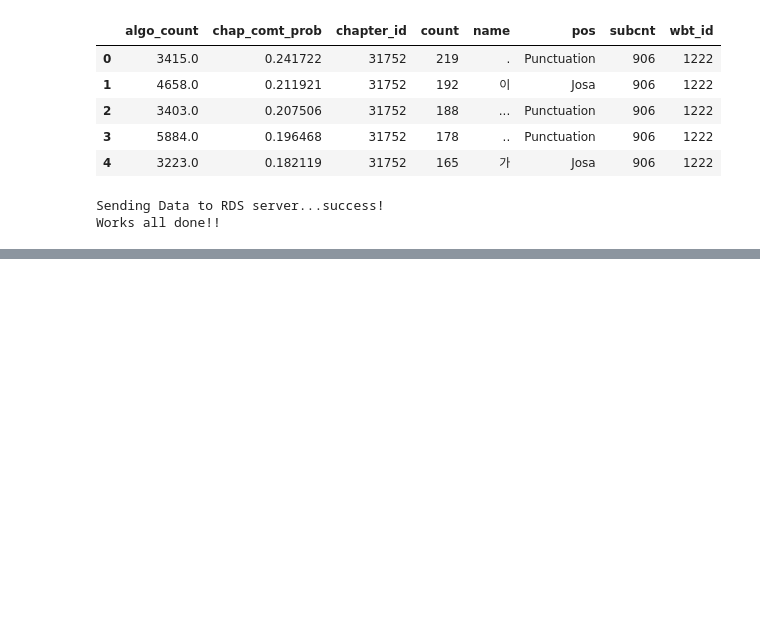
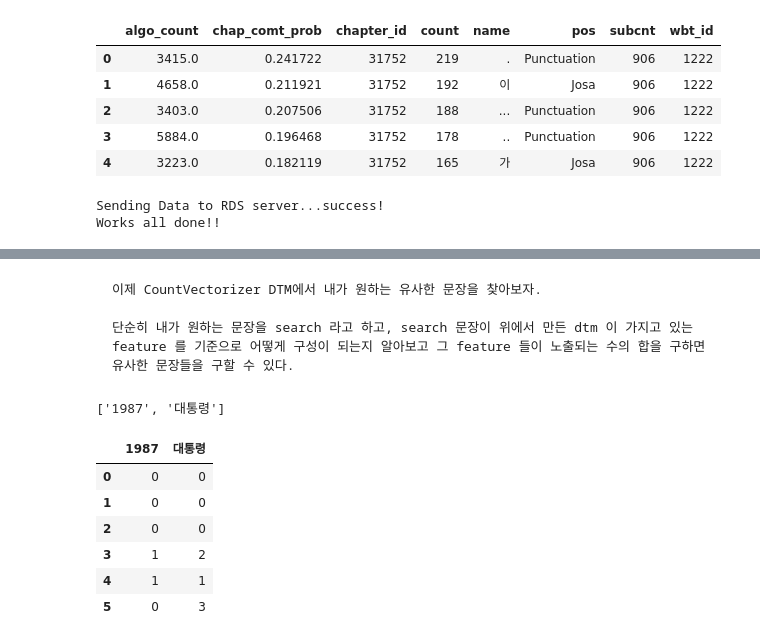
Before and after one commit to brightscannon/Webtoon_recommand_system, a Jupyter notebook: 02_Daum_text_preprocessing.ipynb, the cells around one changed output, grey strips where cells are left out. Drawn from its saved outputs; the diff is of its cells as text; code cells hidden in the pictures; blank space fills up the shorter version.

Commit message:
add docs : Daum_text_preprocessing - update! tid

````diff
--- a/02_Daum_text_preprocessing.ipynb
+++ b/02_Daum_text_preprocessing.ipynb
@@ -350,0 +314,30 @@ Works all done!!
+# %%
+from konlpy.tag import *
+
+openkoreantext = Okt()
+
+from sklearn.feature_extraction.text import TfidfVectorizer, CountVectorizer, HashingVectorizer
+from sklearn.metrics.pairwise import linear_kernel, cosine_similarity
+
+# tokenizer : 문장에서 색인어 추출을 위해 명사,동사,알파벳,숫자 정도의 단어만 뽑아서 normalization, stemming 처리하도록 함
+def tokenizer(raw, pos=["Noun","Alpha","Verb","Number"], stopword=[]):
+    return [
+        word for word, tag in openkoreantext.pos(
+            raw,
+            norm=True,   # normalize 그랰ㅋㅋ -> 그래ㅋㅋ
+            stem=True    # stemming 바뀌나->바뀌다
+            )
+            if len(word) > 1 and tag in pos and word not in stopword
+        ]
+
+# 테스트 문장
+rawdata = [
+    '남북 고위급회담 대표단 확정..남북 해빙모드 급물살',
+    '[남북 고위급 회담]장차관만 6명..판 커지는 올림픽 회담',
+
+    "아이폰 기다리다 지쳐 애플공홈에서 언락폰질러버렸나 6+ 128기가실벜ㅋ",
+    '문재인 대통령과 대통령의 영부인 김정숙여사 내외의 동반 1987 관람 후 인터뷰',
+    '1987 본 문 대통령.."그런다고 바뀌나? 함께 하면 바뀐다"',
+
+    '이명박 전 대통령과 전 대통령의 부인 김윤옥 여사, 그리고 전 대통령의 아들 이시형씨의 동반 검찰출석이 기대됨'
+]
@@ -350,0 +399,28 @@ Works all done!!
+# %% [markdown]
+```
+이제 CountVectorizer DTM에서 내가 원하는 유사한 문장을 찾아보자.
+
+단순히 내가 원하는 문장을 search 라고 하고, search 문장이 위에서 만든 dtm 이 가지고 있는 feature 를 기준으로 어떻게 구성이 되는지 알아보고 그 feature 들이 노출되는 수의 합을 구하면 유사한 문장들을 구할 수 있다.
+```
+# %%
+# 원하는 문장을 써칭하는
+srch=[t for t in tokenizer('1987 관람한 대통령 인터뷰 기사') if t in features]
+print(srch)
+# ['1987', '대통령']
+
+# dtm 에서 검색하고자 하는 feature만 뽑아낸다.
+srch_dtm = np.asarray(X.toarray())[:, [
+    # vectorize.vocabulary_.get 는 특정 feature 가 dtm 에서 가지고 있는 index값을 리턴한다
+    vectorize.vocabulary_.get(i) for i in srch
+]]
+df = pd.DataFrame(srch_dtm,columns=srch)
+df
+# %% [output]
+['1987', '대통령']
+|  | 1987 | 대통령 |
+| 0 | 0 | 0 |
+| 1 | 0 | 0 |
+| 2 | 0 | 0 |
+| 3 | 1 | 2 |
+| 4 | 1 | 1 |
+| 5 | 0 | 3 |
````
Also changed, not shown: parts of 23 cells of this notebook.
